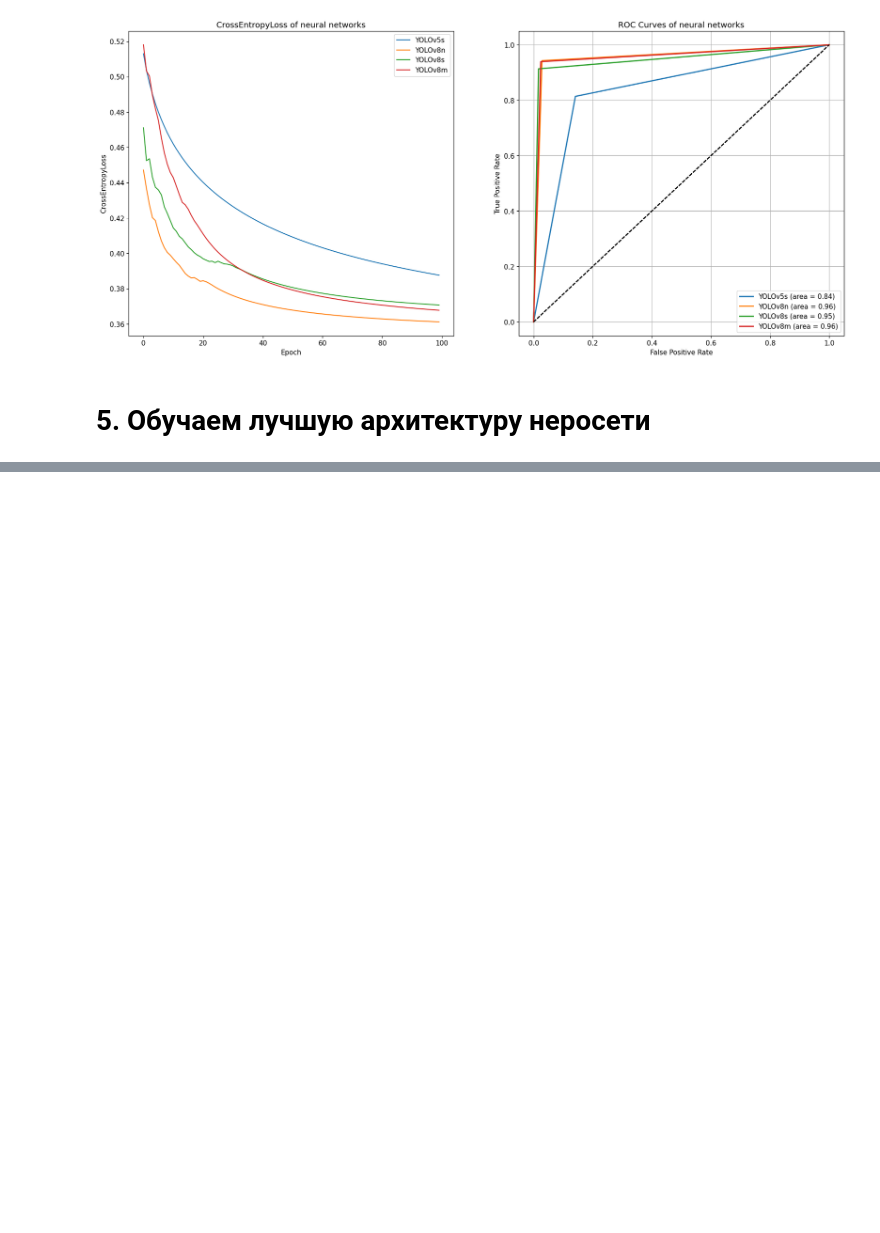
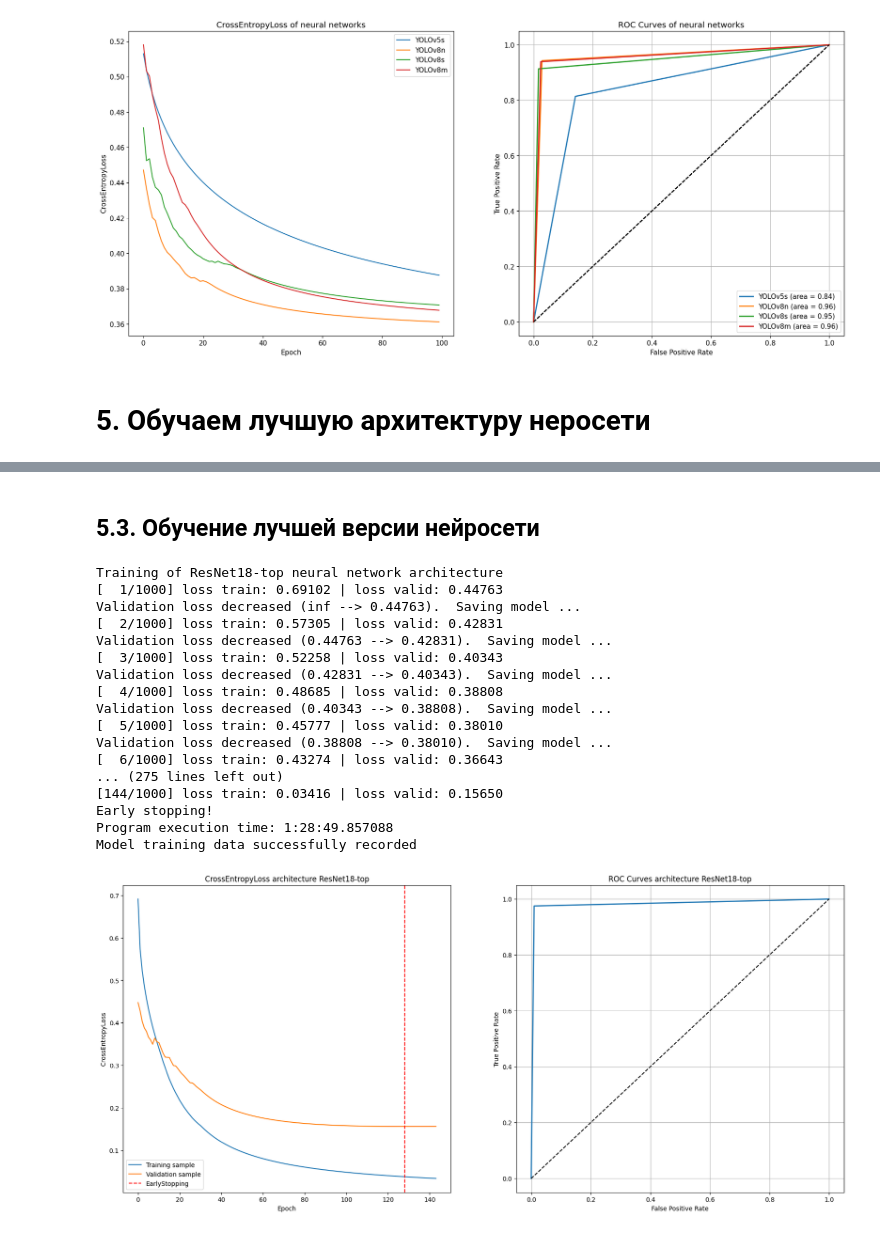
Before and after one commit to K1rsN7/Smart_Barrier, a Jupyter notebook: train neural network.ipynb, the cells around one changed output, grey strips where cells are left out. Saved outputs shown, nothing was run; the diff lists cells and outputs as text; code cells hidden in the pictures; blank space fills up the shorter version.

Commit message:
Finish the neural network training cycle

```diff
--- a/train neural network.ipynb
+++ b/train neural network.ipynb
@@ -876,0 +873,50 @@ print(best_model(X).argmax(-1).item())
+# %%
+# Сформируем новую тренировчную и тестовую выборку
+X_train, X_valid, y_train, y_valid = train_test_split(X_torch, y_torch, random_state=42)
+# Переведём все данные в тензоры
+X_train_t = torch.from_numpy(X_train).float()
+y_train_t = torch.from_numpy(y_train)
+X_valid_t = torch.from_numpy(X_valid).float()
+y_valid_t = torch.from_numpy(y_valid)
+
+# Формируем датасеты с выборками
+train_dataset = TensorDataset(X_train_t, y_train_t)
+valid_dataset = TensorDataset(X_valid_t, y_valid_t)
+train_dataloader = DataLoader(train_dataset, batch_size=31)
+valid_dataloader = DataLoader(valid_dataset, batch_size=32)
+
+# Словарь с выборками
+loaders = {"train": train_dataloader, "valid": valid_dataloader}
+# %% [markdown]
+## 5.3. Обучение лучшей версии нейросети
+# %%
+max_epochs_models = 1000 # Максимальное количество эпох
+epoch_patience_models = 15 # Терпимость эпох до ранней остановки
+model = models.resnet18() # Загрузка структуры и весов
+model.classifier = torch.nn.Linear(1000, 2) # Замена слоя классификации
+model.to(device)
+name_model = 'ResNet18-top'
+roc, loss_history, epoch_erly_stopping, accuracy, loss  = trainNeuralNetwork(
+    model, loaders, name_model, max_epochs_models, epoch_patience_models)
+addHistoryModels(name_model, roc, loss_history, accuracy, loss, epoch_erly_stopping)
+visualizationLearning(name_model, epoch_erly_stopping, roc, loss_history)
+del loss_history, epoch_erly_stopping, accuracy, loss, name_model, roc
+# %% [output]
+Training of ResNet18-top neural network architecture
+[  1/1000] loss train: 0.69102 | loss valid: 0.44763
+Validation loss decreased (inf --> 0.44763).  Saving model ...
+[  2/1000] loss train: 0.57305 | loss valid: 0.42831
+Validation loss decreased (0.44763 --> 0.42831).  Saving model ...
+[  3/1000] loss train: 0.52258 | loss valid: 0.40343
+Validation loss decreased (0.42831 --> 0.40343).  Saving model ...
+[  4/1000] loss train: 0.48685 | loss valid: 0.38808
+Validation loss decreased (0.40343 --> 0.38808).  Saving model ...
+[  5/1000] loss train: 0.45777 | loss valid: 0.38010
+Validation loss decreased (0.38808 --> 0.38010).  Saving model ...
+[  6/1000] loss train: 0.43274 | loss valid: 0.36643
+... (275 lines left out)
+[144/1000] loss train: 0.03416 | loss valid: 0.15650
+Early stopping!
+Program execution time: 1:28:49.857088
+Model training data successfully recorded
+[figure, added]
```
Also changed, not shown: parts of 20 cells of this notebook.
